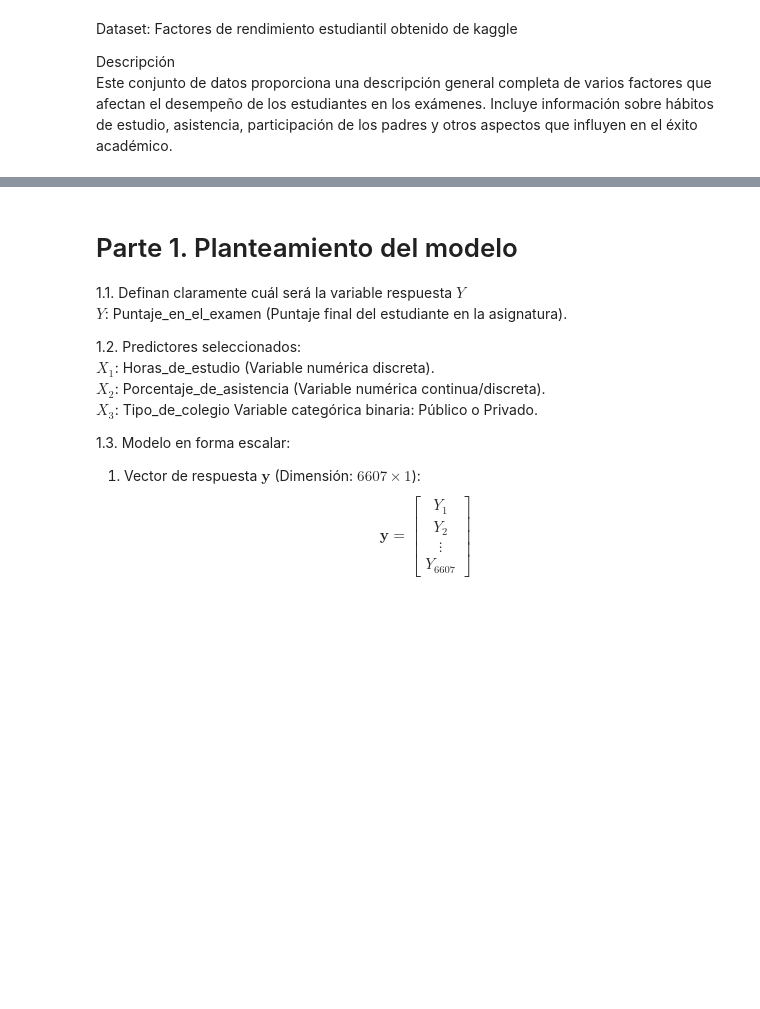
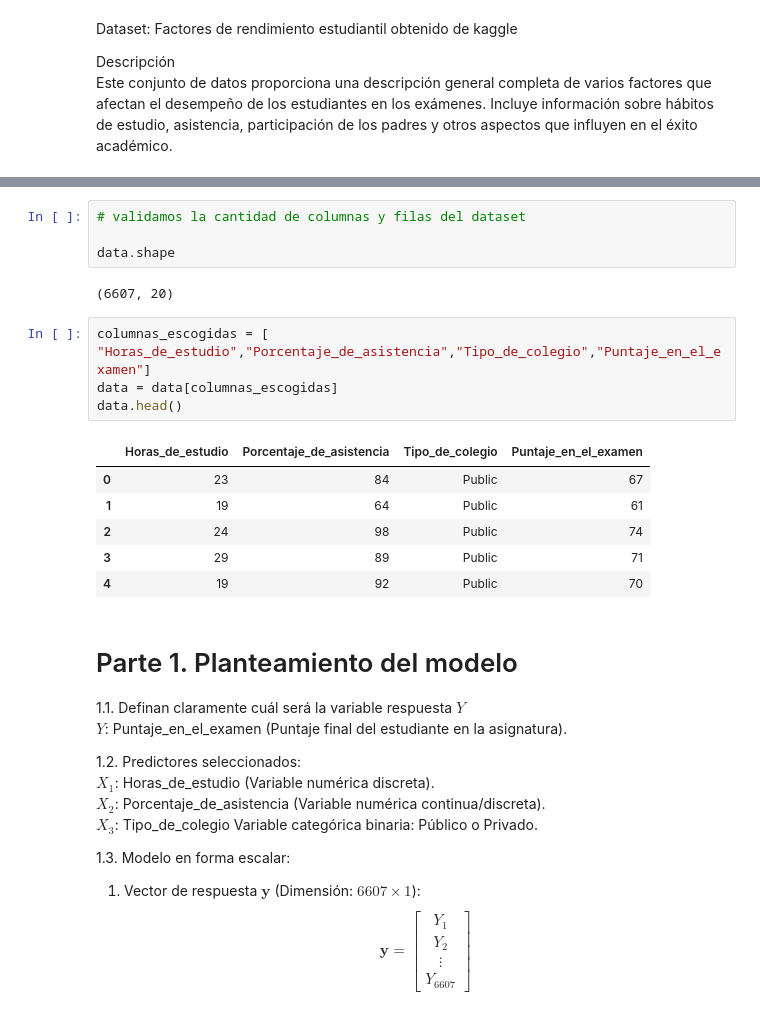
Before and after one commit to BreinerNavarro/analitica_II, a Jupyter notebook: Corte_III/actividad1Corte3.ipynb, the cells around one changed output, grey strips where cells are left out. Saved outputs shown, nothing was run; the diff lists cells and outputs as text; blank space fills up the shorter version.

```diff
--- a/Corte_III/actividad1Corte3.ipynb
+++ b/Corte_III/actividad1Corte3.ipynb
@@ -53,6 +56,23 @@ data.head()
 | 2 | 24 | 98 | Medium | Medium | ... |
 | 3 | 29 | 89 | Low | Medium | ... |
 | 4 | 19 | 92 | Medium | Medium | ... |
+# %%
+# validamos la cantidad de columnas y filas del dataset
+
+data.shape
+# %% [output]
+(6607, 20)
+# %%
+columnas_escogidas = [ "Horas_de_estudio","Porcentaje_de_asistencia","Tipo_de_colegio","Puntaje_en_el_examen"]
+data = data[columnas_escogidas]
+data.head()
+# %% [output]
+|  | Horas_de_estudio | Porcentaje_de_asistencia | Tipo_de_colegio | Puntaje_en_el_examen |
+| 0 | 23 | 84 | Public | 67 |
+| 1 | 19 | 64 | Public | 61 |
+| 2 | 24 | 98 | Public | 74 |
+| 3 | 29 | 89 | Public | 71 |
+| 4 | 19 | 92 | Public | 70 |
 # %% [markdown]
 # Parte 1. Planteamiento del modelo
 
```
Also changed, not shown: parts of 28 cells of this notebook, 3 other files.
